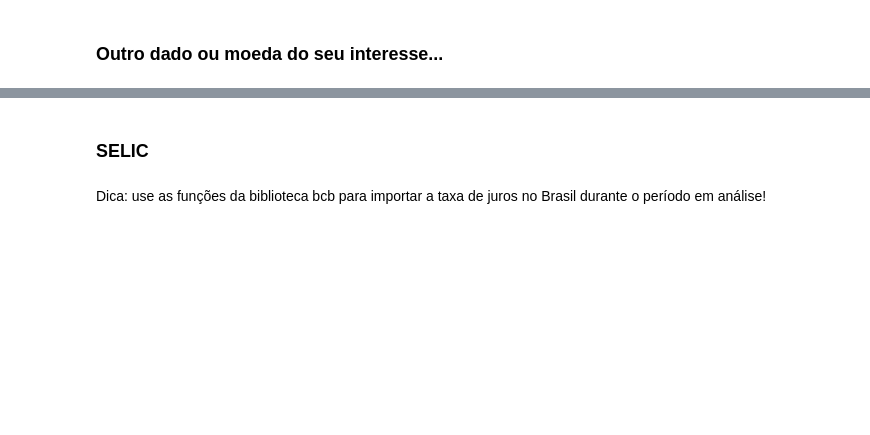
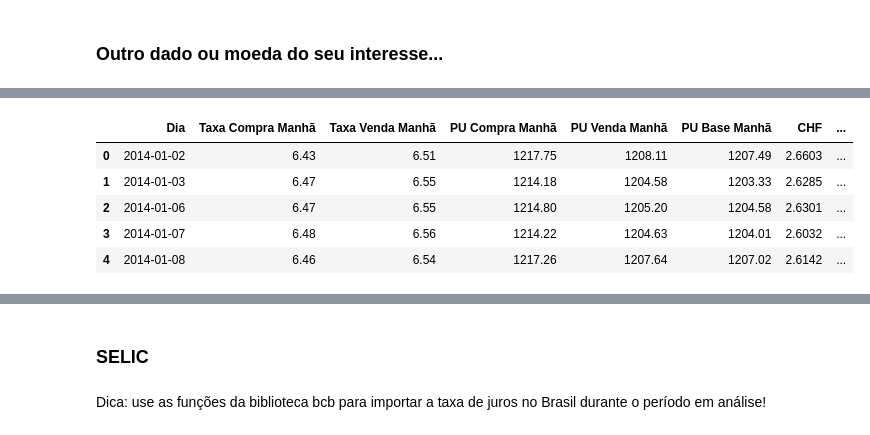
Before and after one commit to JVitorCarv/predicao-tesouro-direto, a Jupyter notebook: JOSÉ_VITOR_VELOZO_DE_CARVALHO_Prática_04_Avaliação_de_Regressores.ipynb, the cells around one changed output, grey strips where cells are left out. Drawn from its saved outputs; the diff is of its cells as text; code cells hidden in the pictures; blank space fills up the shorter version.

```diff
--- a/JOSÉ_VITOR_VELOZO_DE_CARVALHO_Prática_04_Avaliação_de_Regressores.ipynb
+++ b/JOSÉ_VITOR_VELOZO_DE_CARVALHO_Prática_04_Avaliação_de_Regressores.ipynb
@@ -281,0 +376,9 @@ Agora, vamos adicionar valores de ações brasileiras da Petrobrás, Embraer e S
+# %%
+df.head()
+# %% [output]
+|  | Dia | Taxa Compra Manhã | Taxa Venda Manhã | PU Compra Manhã | PU Venda Manhã | PU Base Manhã | CHF | ... |
+| 0 | 2014-01-02 | 6.43 | 6.51 | 1217.75 | 1208.11 | 1207.49 | 2.6603 | ... |
+| 1 | 2014-01-03 | 6.47 | 6.55 | 1214.18 | 1204.58 | 1203.33 | 2.6285 | ... |
+| 2 | 2014-01-06 | 6.47 | 6.55 | 1214.80 | 1205.20 | 1204.58 | 2.6301 | ... |
+| 3 | 2014-01-07 | 6.48 | 6.56 | 1214.22 | 1204.63 | 1204.01 | 2.6032 | ... |
+| 4 | 2014-01-08 | 6.46 | 6.54 | 1217.26 | 1207.64 | 1207.02 | 2.6142 | ... |
```
Also changed, not shown: parts of 14 cells of this notebook.
